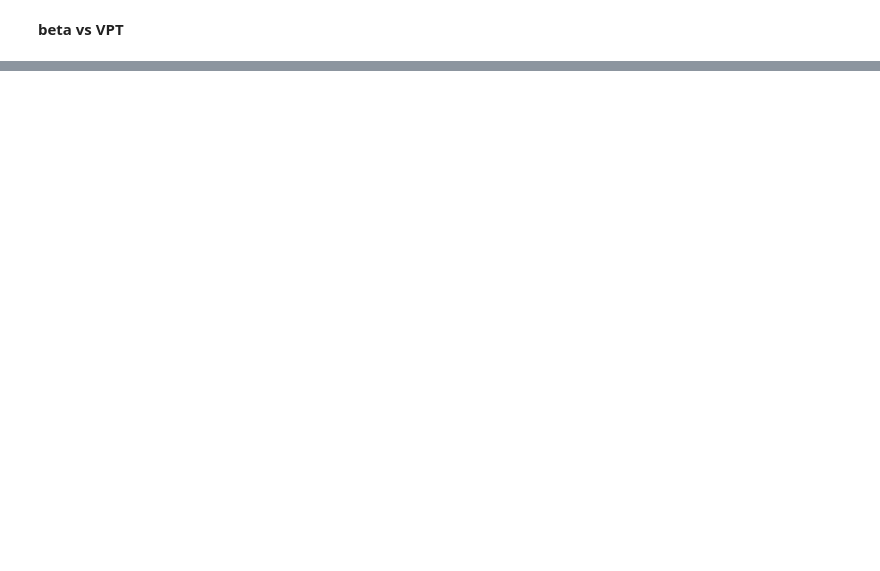
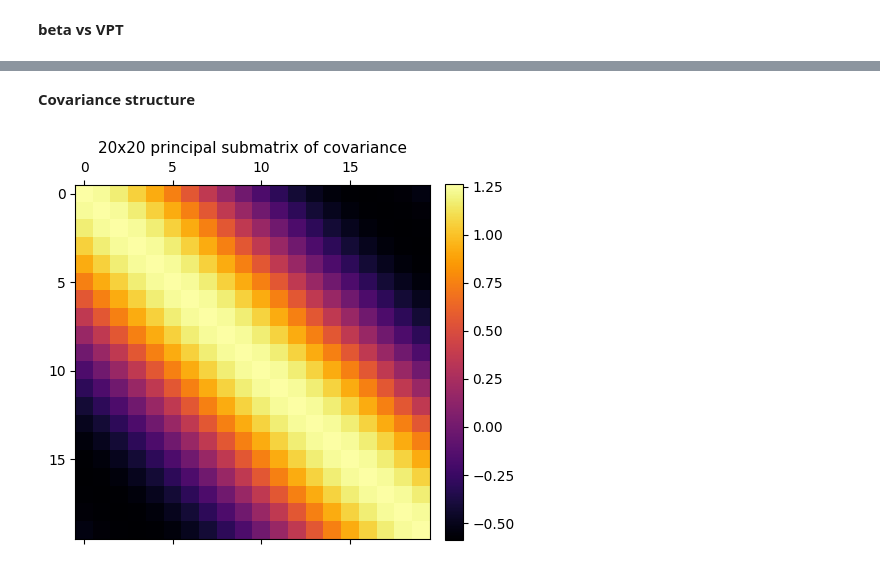
Before and after one commit to pinakm9/DeepRFM, a Jupyter notebook: notebooks/KS-12.ipynb, the cells around one changed output, grey strips where cells are left out. Drawn from its saved outputs; the diff is of its cells as text; code cells hidden in the pictures; blank space fills up the shorter version.

```diff
--- a/notebooks/KS-12.ipynb
+++ b/notebooks/KS-12.ipynb
@@ -32,0 +53,12 @@ config = 'config_test_12'
+# %% [markdown]
+**Covariance structure**
+# %%
+cov = np.cov(Uo)
+fig = plt.figure(figsize=(5, 5))
+ax = fig.add_subplot(111)
+im = ax.matshow(cov[:20, :20], cmap='inferno')
+ax.set_title("20x20 principal submatrix of covariance", fontsize=11)
+fig.colorbar(im, ax=ax, fraction=0.046, pad=0.04)
+plt.savefig(f"../data/plots/KS-12-cov-20.png", bbox_inches="tight", dpi=300)
+# %% [output]
+[figure, added]
```
Also changed, not shown: parts of 3 cells of this notebook, 30 other files.
